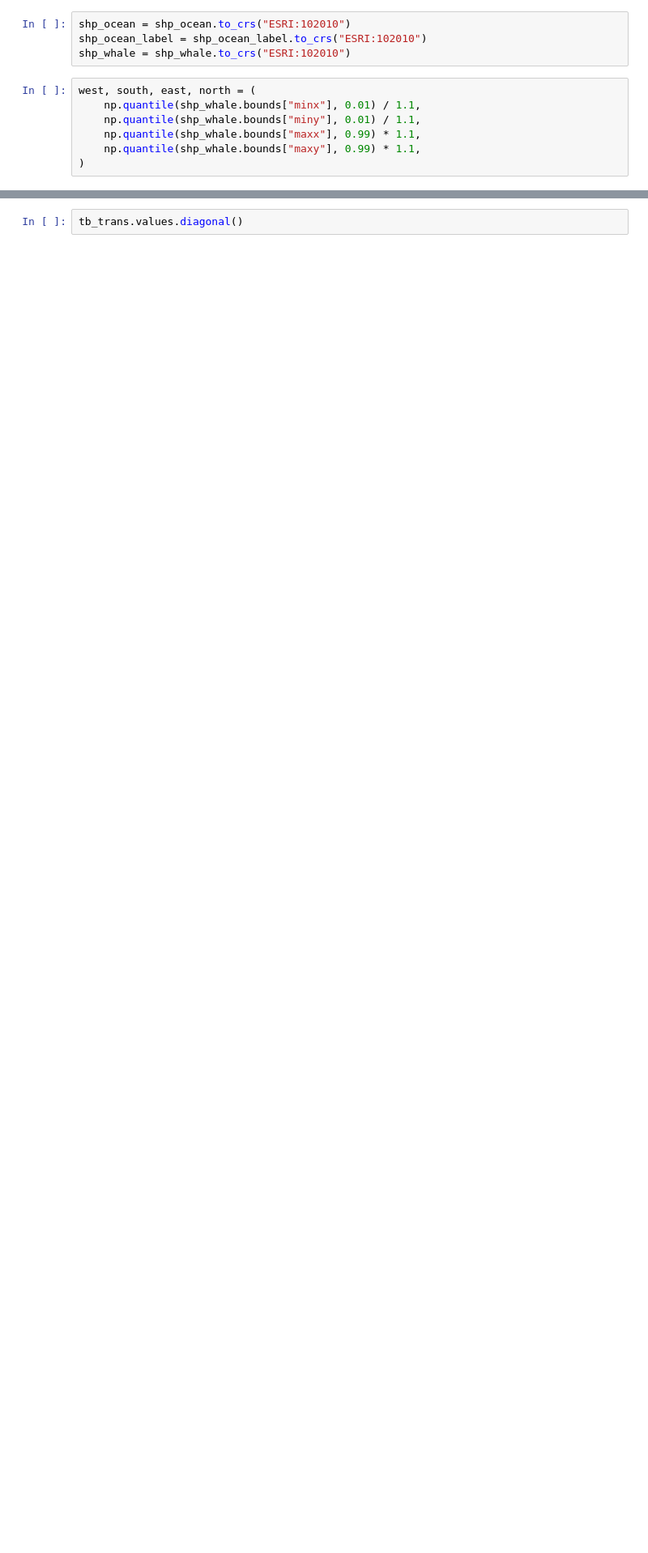
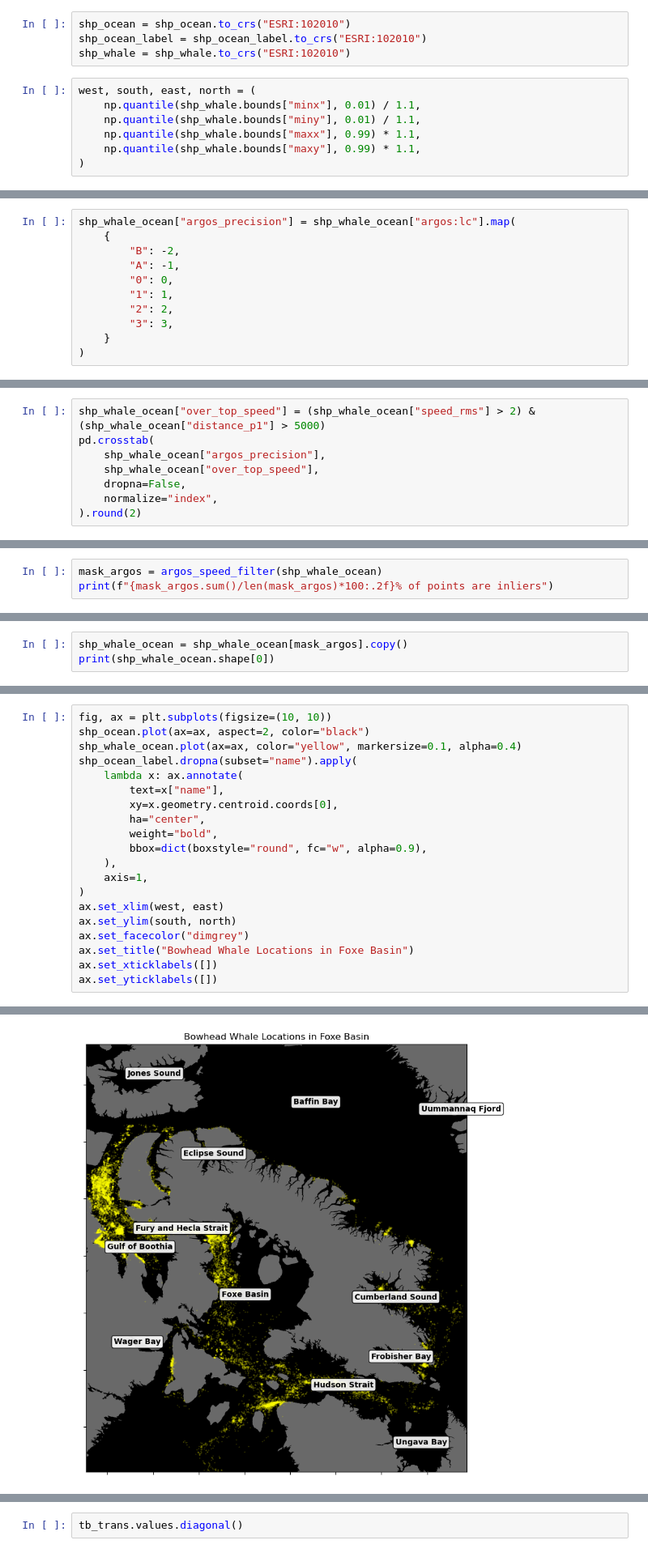
Before and after one commit to pedroteche-ih/whale-movement, a Jupyter notebook: Analyzing Bowhead Whale movement in Foxen Basin using Unsupervised Learning.ipynb, the cells around one changed output, grey strips where cells are left out. Shown at 81% size. Saved outputs shown, nothing was run; the diff lists cells and outputs as text; blank space fills up the shorter version.

```diff
--- a/Analyzing Bowhead Whale movement in Foxen Basin using Unsupervised Learning.ipynb
+++ b/Analyzing Bowhead Whale movement in Foxen Basin using Unsupervised Learning.ipynb
@@ -346,0 +136,11 @@ shp_whale_ocean_nout["sil_score"] = silhouette_samples(
+# %%
+shp_whale_ocean["argos_precision"] = shp_whale_ocean["argos:lc"].map(
+    {
+        "B": -2,
+        "A": -1,
+        "0": 0,
+        "1": 1,
+        "2": 2,
+        "3": 3,
+    }
+)
@@ -346,0 +245,8 @@ shp_whale_ocean_nout["sil_score"] = silhouette_samples(
+# %%
+shp_whale_ocean["over_top_speed"] = (shp_whale_ocean["speed_rms"] > 2) & (shp_whale_ocean["distance_p1"] > 5000)
+pd.crosstab(
+    shp_whale_ocean["argos_precision"],
+    shp_whale_ocean["over_top_speed"],
+    dropna=False,
+    normalize="index",
+).round(2)
@@ -346,0 +311,3 @@ shp_whale_ocean_nout["sil_score"] = silhouette_samples(
+# %%
+mask_argos = argos_speed_filter(shp_whale_ocean)
+print(f"{mask_argos.sum()/len(mask_argos)*100:.2f}% of points are inliers")
@@ -346,0 +317,3 @@ shp_whale_ocean_nout["sil_score"] = silhouette_samples(
+# %%
+shp_whale_ocean = shp_whale_ocean[mask_argos].copy()
+print(shp_whale_ocean.shape[0])
@@ -346,0 +324,21 @@ shp_whale_ocean_nout["sil_score"] = silhouette_samples(
+# %%
+fig, ax = plt.subplots(figsize=(10, 10))
+shp_ocean.plot(ax=ax, aspect=2, color="black")
+shp_whale_ocean.plot(ax=ax, color="yellow", markersize=0.1, alpha=0.4)
+shp_ocean_label.dropna(subset="name").apply(
+    lambda x: ax.annotate(
+        text=x["name"],
+        xy=x.geometry.centroid.coords[0],
+        ha="center",
+        weight="bold",
+        bbox=dict(boxstyle="round", fc="w", alpha=0.9),
+    ),
+    axis=1,
+)
+ax.set_xlim(west, east)
+ax.set_ylim(south, north)
+ax.set_facecolor("dimgrey")
+ax.set_title("Bowhead Whale Locations in Foxe Basin")
+ax.set_xticklabels([])
+ax.set_yticklabels([])
+# %% [output]
@@ -346,0 +354 @@ shp_whale_ocean_nout["sil_score"] = silhouette_samples(
+[figure, added]
```
Also changed, not shown: parts of 51 cells of this notebook, 38 other files.
